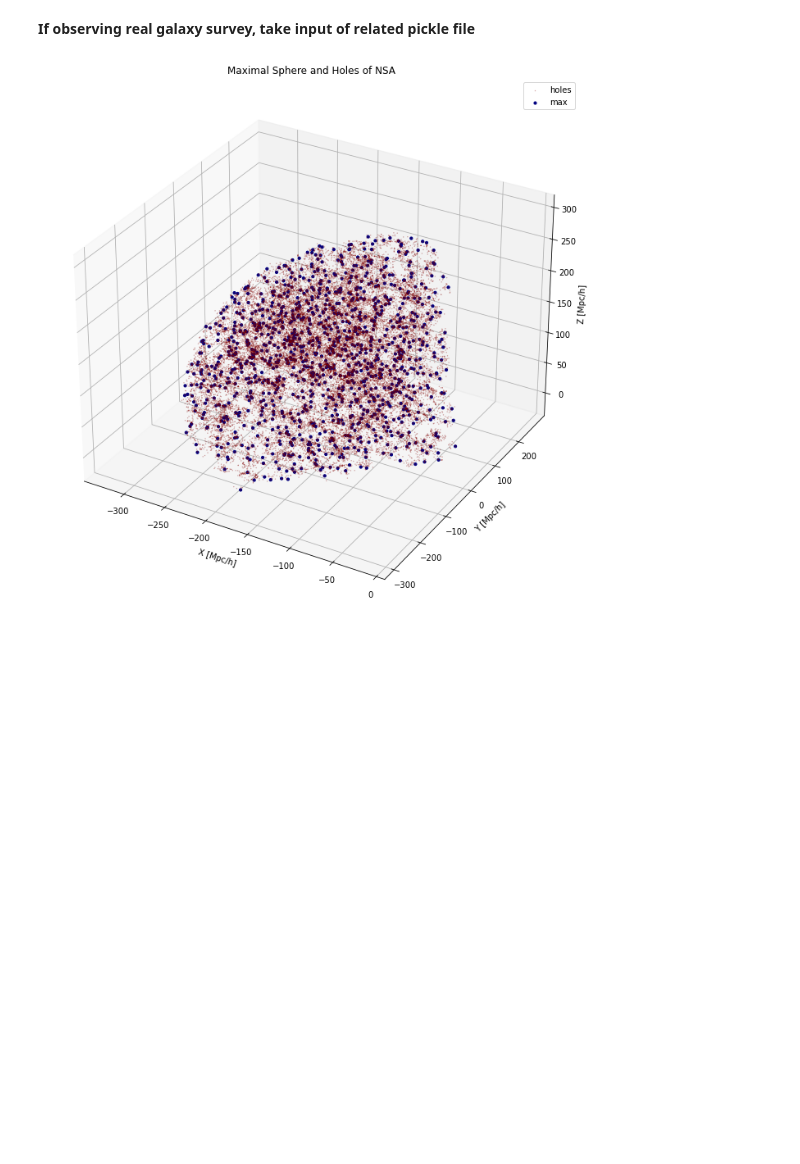
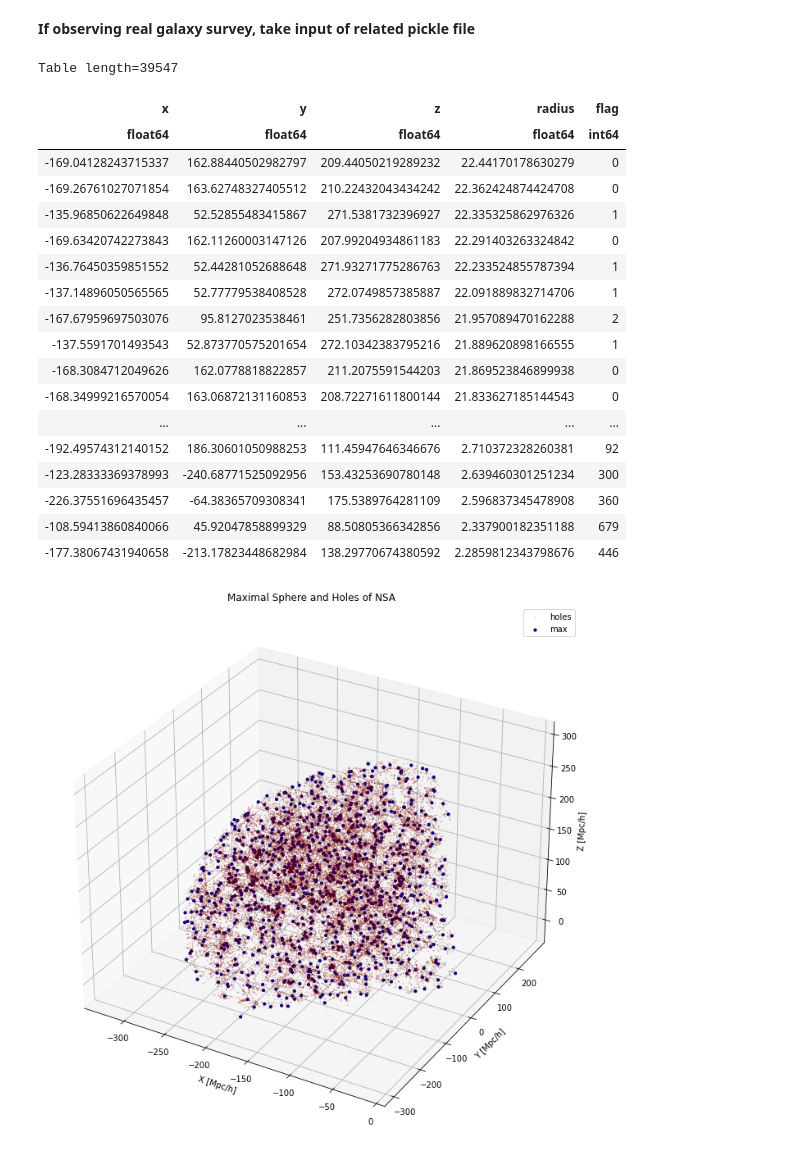
Before and after one commit to DESI-UR/Void_analysis, a Jupyter notebook: nb/Jordan_Coney/compare_vf.catalog.ipynb, the cells around one changed output. Drawn from its saved outputs; the diff is of its cells as text; code cells hidden in the pictures; blank space fills up the shorter version.

```diff
--- a/nb/Jordan_Coney/compare_vf.catalog.ipynb
+++ b/nb/Jordan_Coney/compare_vf.catalog.ipynb
@@ -27,6 +27,28 @@ data_table_V2 = Table.read(file_name3, format = "ascii.commented_header")
 
 file_name4 = "/Users/lorenzomendoza/Desktop/Research/Function/VoidFinder-nsa_v1_0_1_main_comoving_maximal.txt"
 data_table_V2max = Table.read(file_name4, format = "ascii.commented_header")
+# %%
+data_table_V1
+# %% [output]
+Table length=39547
+| x | y | z | radius | flag |
+| float64 | float64 | float64 | float64 | int64 |
+| -169.04128243715337 | 162.88440502982797 | 209.44050219289232 | 22.44170178630279 | 0 |
+| -169.26761027071854 | 163.62748327405512 | 210.22432043434242 | 22.362424874424708 | 0 |
+| -135.96850622649848 | 52.52855483415867 | 271.5381732396927 | 22.335325862976326 | 1 |
+| -169.63420742273843 | 162.11260003147126 | 207.99204934861183 | 22.291403263324842 | 0 |
+| -136.76450359851552 | 52.44281052688648 | 271.93271775286763 | 22.233524855787394 | 1 |
+| -137.14896050565565 | 52.77779538408528 | 272.0749857385887 | 22.091889832714706 | 1 |
+| -167.67959697503076 | 95.8127023538461 | 251.7356282803856 | 21.957089470162288 | 2 |
+| -137.5591701493543 | 52.873770575201654 | 272.10342383795216 | 21.889620898166555 | 1 |
+| -168.3084712049626 | 162.0778818822857 | 211.2075591544203 | 21.869523846899938 | 0 |
+| -168.34999216570054 | 163.06872131160853 | 208.72271611800144 | 21.833627185144543 | 0 |
+| ... | ... | ... | ... | ... |
+| -192.49574312140152 | 186.30601050988253 | 111.45947646346676 | 2.710372328260381 | 92 |
+| -123.28333369378993 | -240.68771525092956 | 153.43253690780148 | 2.639460301251234 | 300 |
+| -226.37551696435457 | -64.38365709308341 | 175.5389764281109 | 2.596837345478908 | 360 |
+| -108.59413860840066 | 45.92047858899329 | 88.50805366342856 | 2.337900182351188 | 679 |
+| -177.38067431940658 | -213.17823448682984 | 138.29770674380592 | 2.2859812343798676 | 446 |
 # %%
 fig = plt.figure(figsize=(12, 12))
 ax = fig.add_subplot(projection='3d')
```
